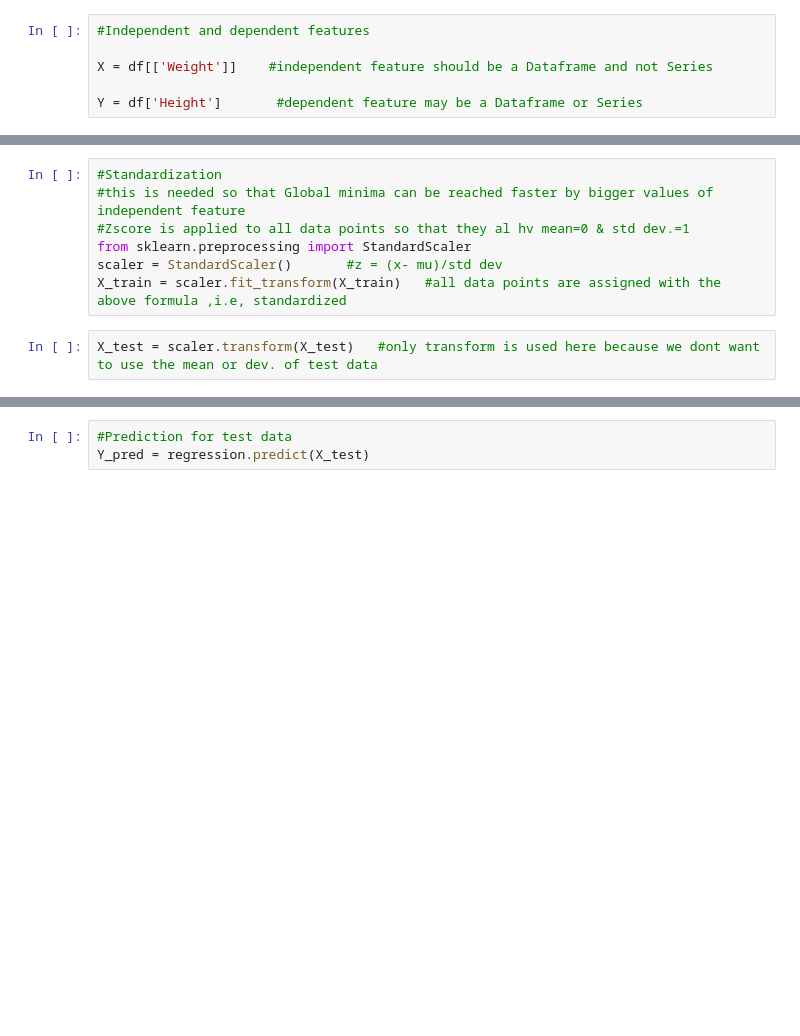
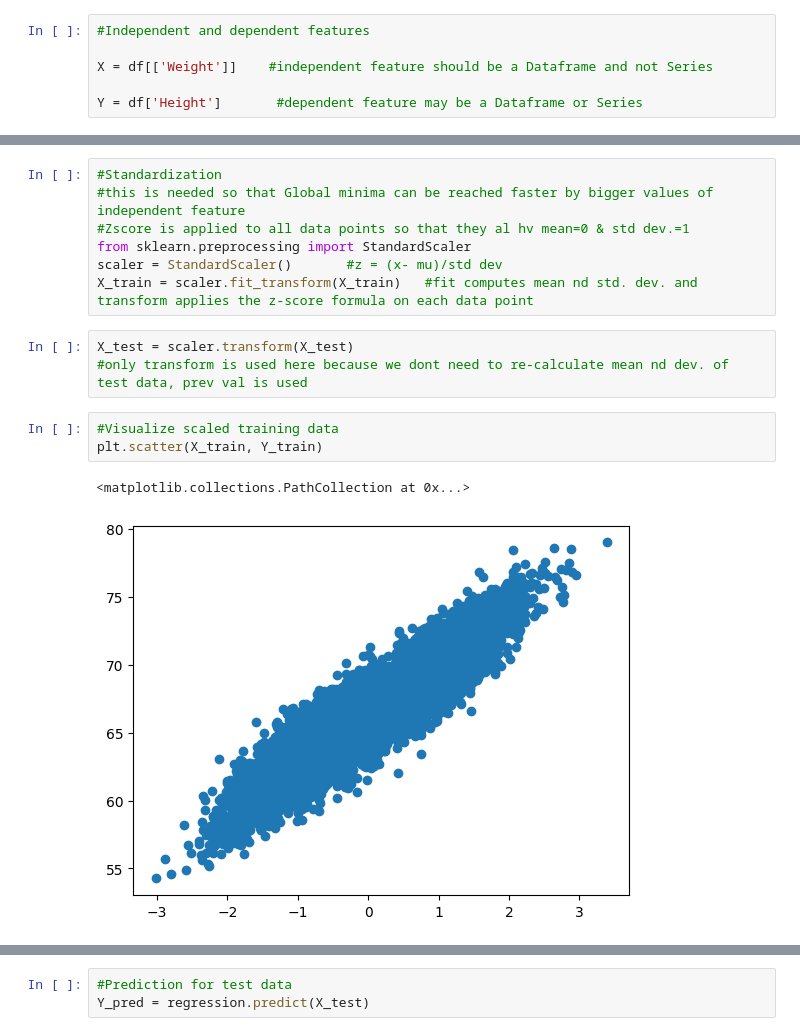
Before and after one commit to Ish-i-ka/DATA-SCIENCE-JOURNEY, a Jupyter notebook: udemy_datascience/16-Machine Learning/SimpleLinearRegression.ipynb, the cells around one changed output, grey strips where cells are left out. Drawn from its saved outputs; the diff is of its cells as text; blank space fills up the shorter version.

```diff
--- a/udemy_datascience/16-Machine Learning/SimpleLinearRegression.ipynb
+++ b/udemy_datascience/16-Machine Learning/SimpleLinearRegression.ipynb
@@ -80,7 +91,14 @@ Y_test.shape
 #Zscore is applied to all data points so that they al hv mean=0 & std dev.=1
 from sklearn.preprocessing import StandardScaler
 scaler = StandardScaler()       #z = (x- mu)/std dev
-X_train = scaler.fit_transform(X_train)   #all data points are assigned with the above formula ,i.e, standardized
+X_train = scaler.fit_transform(X_train)   #fit computes mean nd std. dev. and transform applies the z-score formula on each data point
 # %%
-X_test = scaler.transform(X_test)   #only transform is used here because we dont want to use the mean or dev. of test data
+X_test = scaler.transform(X_test)
+#only transform is used here because we dont need to re-calculate mean nd dev. of test data, prev val is used
+# %%
+#Visualize scaled training data
+plt.scatter(X_train, Y_train)
+# %% [output]
+<matplotlib.collections.PathCollection at 0x...>
+[figure, added]
 # %%
```
Also changed, not shown: parts of 23 cells of this notebook.
